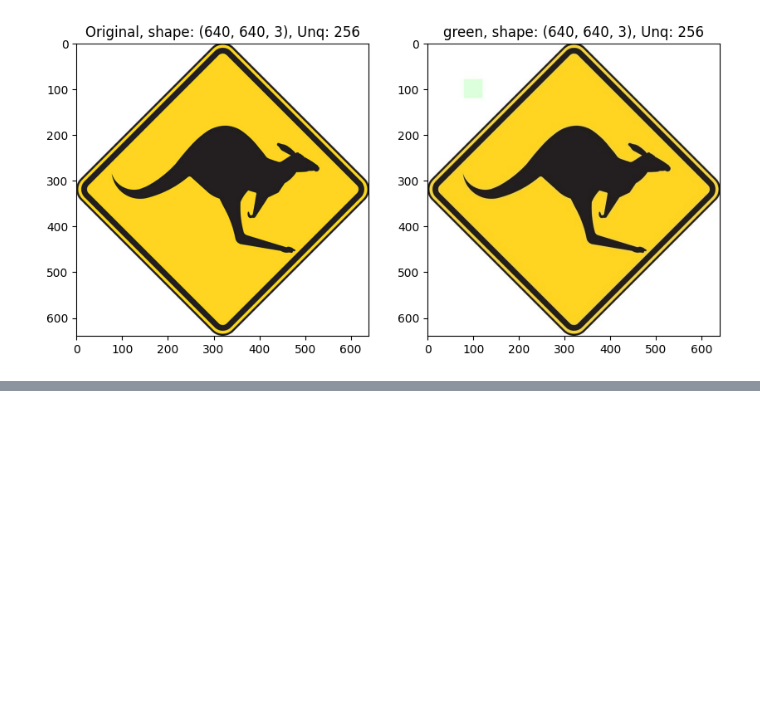
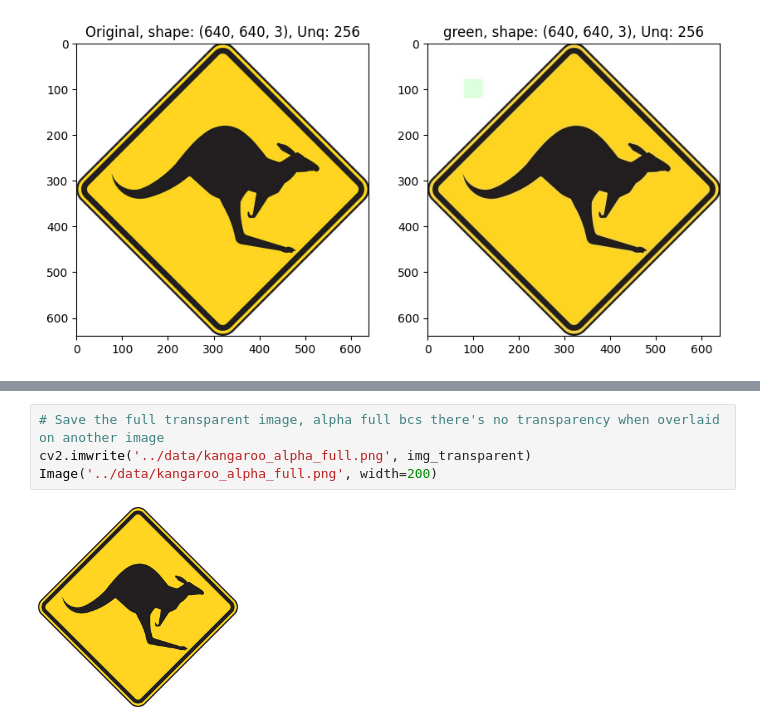
Before and after one commit to kurtgrothe/opencv, a Jupyter notebook: courses/1-mastering-opencv-with-python/modules/2-basic-img-operations/code/4-alpha_ch.ipynb, the cells around one changed output, grey strips where cells are left out. Drawn from its saved outputs; the diff is of its cells as text; blank space fills up the shorter version.

```diff
--- a/courses/1-mastering-opencv-with-python/modules/2-basic-img-operations/code/4-alpha_ch.ipynb
+++ b/courses/1-mastering-opencv-with-python/modules/2-basic-img-operations/code/4-alpha_ch.ipynb
@@ -46,0 +87,6 @@ _, img_bin2 = cv2.threshold(img, 230, 255, cv2.THRESH_BINARY)
+# %%
+# Save the full transparent image, alpha full bcs there's no transparency when overlaid on another image
+cv2.imwrite('../data/kangaroo_alpha_full.png', img_transparent)
+Image('../data/kangaroo_alpha_full.png', width=200)
+# %% [output]
+[figure, added]
```
Also changed, not shown: parts of 14 cells of this notebook, 2 other files.
